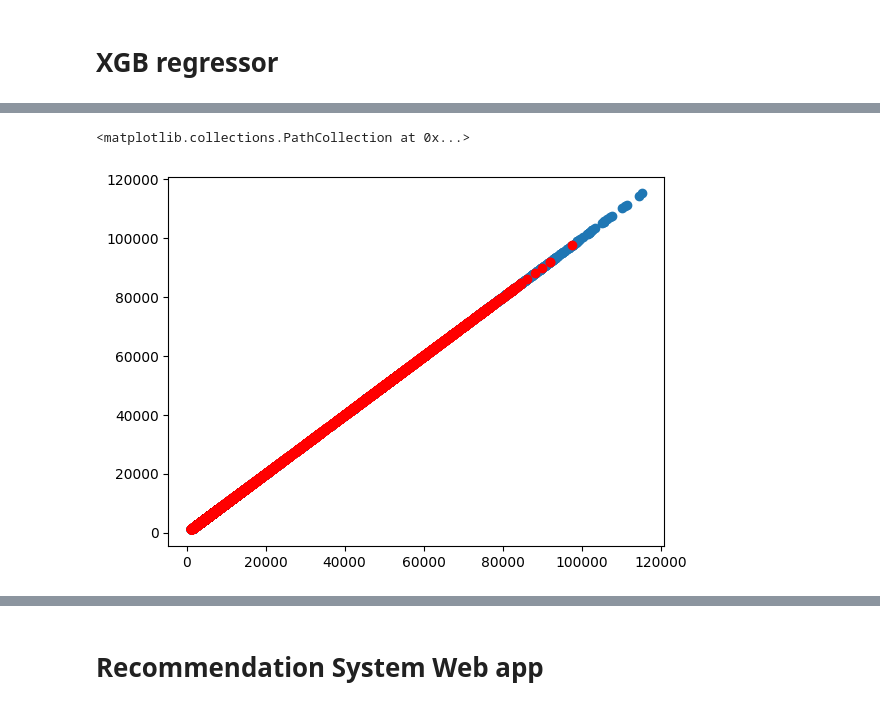
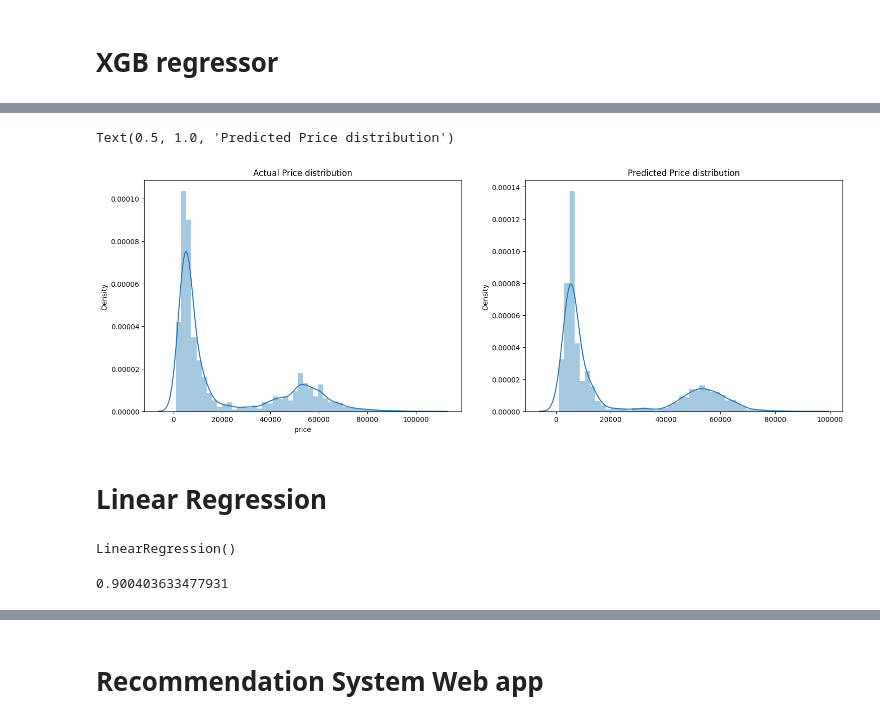
Before and after one commit to TamizharasanG/Travel-and-Tourism-Clarity-TTS, a Jupyter notebook: Tour_Assistant_Web_app.ipynb, the cells around one changed output, grey strips where cells are left out. Drawn from its saved outputs; the diff is of its cells as text; code cells hidden in the pictures.

```diff
--- a/Tour_Assistant_Web_app.ipynb
+++ b/Tour_Assistant_Web_app.ipynb
@@ -510,6 +527,13 @@ plt.show()
-# %%
-plt.scatter(y_test, y_test)
-plt.scatter(y_pred_xgb, y_pred_xgb, color = "r")
-# %% [output]
-<matplotlib.collections.PathCollection at 0x...>
-[figure, removed]
+# %%
+plt.figure(figsize = (18, 6))
+plt.subplot(1, 2, 1)
+sns.distplot(y_test)
+plt.title("Actual Price distribution")
+plt.subplot(1, 2, 2)
+sns.distplot(y_pred_xgb)
+plt.title("Predicted Price distribution")
+# %% [output]
+Text(0.5, 1.0, 'Predicted Price distribution')
+[figure, added]
+# %% [markdown]
+# **Linear Regression**
@@ -515,0 +547,9 @@ plt.scatter(y_pred_xgb, y_pred_xgb, color = "r")
+# %%
+lr = LinearRegression()
+lr.fit(X_train_scaled, y_train)
+# %% [output]
+LinearRegression()
+# %%
+lr.score(X_train_scaled, y_train)
+# %% [output]
+0.900403633477931
```
Also changed, not shown: parts of 41 cells of this notebook.
